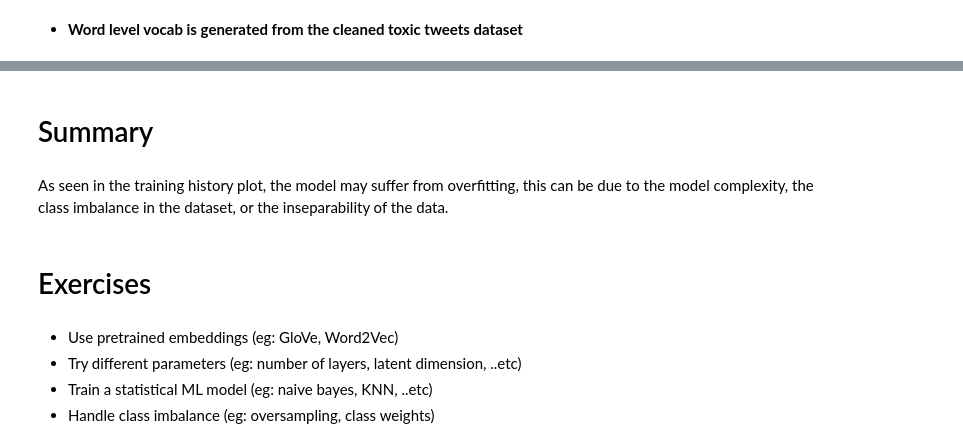
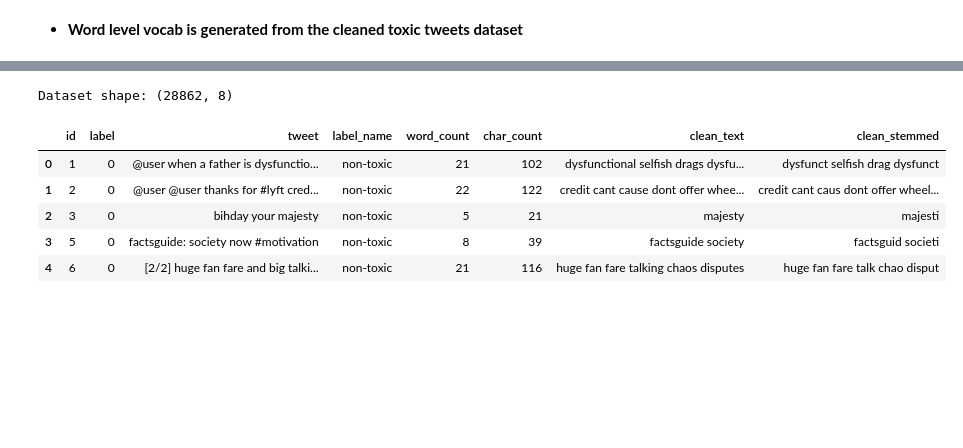
Before and after one commit to anasnofal/worshop_3, a Jupyter notebook: Text-Classification-RNN.ipynb, the cells around one changed output, grey strips where cells are left out. Saved outputs shown, nothing was run; the diff lists cells and outputs as text; code cells hidden in the pictures; blank space fills up the shorter version.

```diff
--- a/Text-Classification-RNN.ipynb
+++ b/Text-Classification-RNN.ipynb
@@ -356,11 +29,19 @@ plt.show()
-# %% [markdown]
-# Summary
-# %% [markdown]
-As seen in the training history plot, the model may suffer from overfitting, this can be due to the model complexity, the class imbalance in the dataset, or the inseparability of the data.
-# %% [markdown]
-# Exercises
-# %% [markdown]
-- Use pretrained embeddings (eg: GloVe, Word2Vec)
-- Try different parameters (eg: number of layers, latent dimension, ..etc)
-- Train a statistical ML model (eg: naive bayes, KNN, ..etc)
-- Handle class imbalance (eg: oversampling, class weights)
+# %%
+data_dir = os.path.join(os.curdir, "data")
+dataset_path = os.path.join(data_dir, "clean-toxic-tweets.csv")
+
+dataset = pd.read_csv(filepath_or_buffer=dataset_path)
+
+# Drop rows with empty clean_text
+dataset = dataset.dropna(subset=["clean_text"]).reset_index(drop=True)
+
+print(f"Dataset shape: {dataset.shape}")
+dataset.head()
+# %% [output]
+Dataset shape: (28862, 8)
+|  | id | label | tweet | label_name | word_count | char_count | clean_text | clean_stemmed |
+| 0 | 1 | 0 | @user when a father is dysfunctio... | non-toxic | 21 | 102 | dysfunctional selfish drags dysfu... | dysfunct selfish drag dysfunct |
+| 1 | 2 | 0 | @user @user thanks for #lyft cred... | non-toxic | 22 | 122 | credit cant cause dont offer whee... | credit cant caus dont offer wheel... |
+| 2 | 3 | 0 | bihday your majesty | non-toxic | 5 | 21 | majesty | majesti |
+| 3 | 5 | 0 | factsguide: society now #motivation | non-toxic | 8 | 39 | factsguide society | factsguid societi |
+| 4 | 6 | 0 | [2/2] huge fan fare and big talki... | non-toxic | 21 | 116 | huge fan fare talking chaos disputes | huge fan fare talk chao disput |
```
Also changed, not shown: parts of 60 cells of this notebook, 1 other file.
